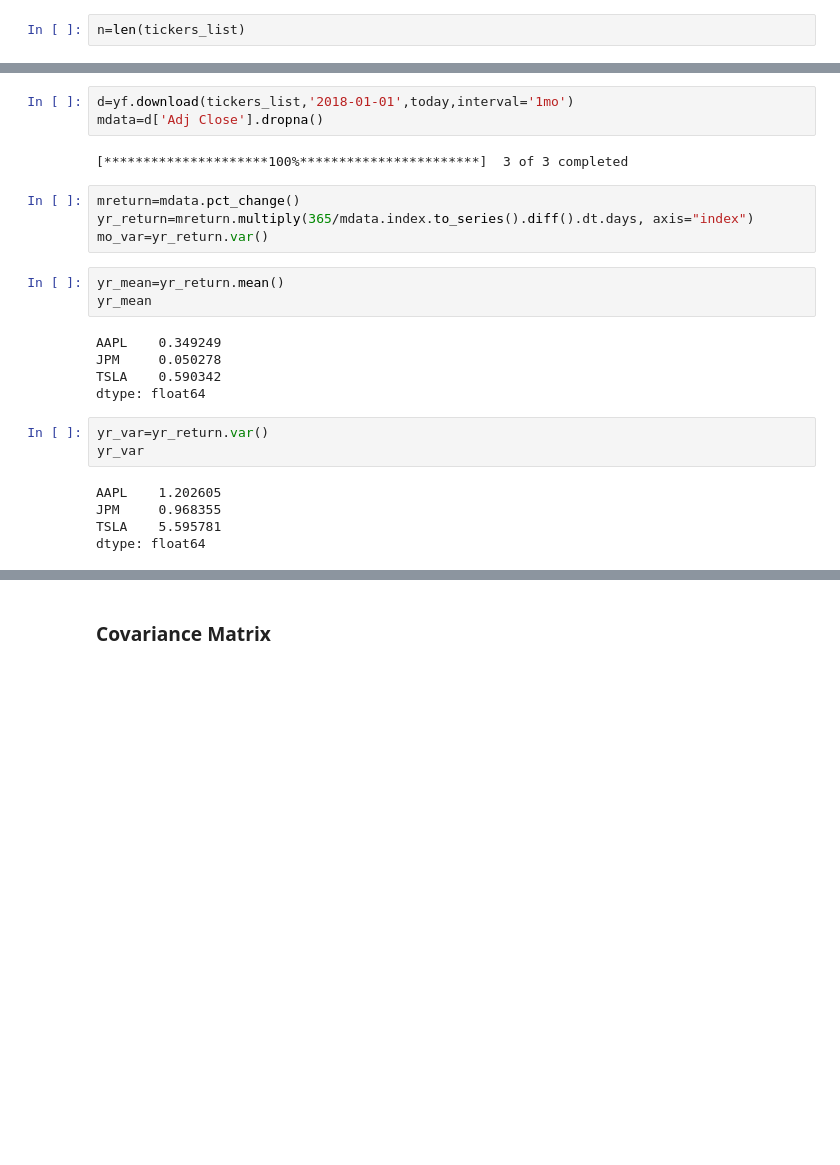
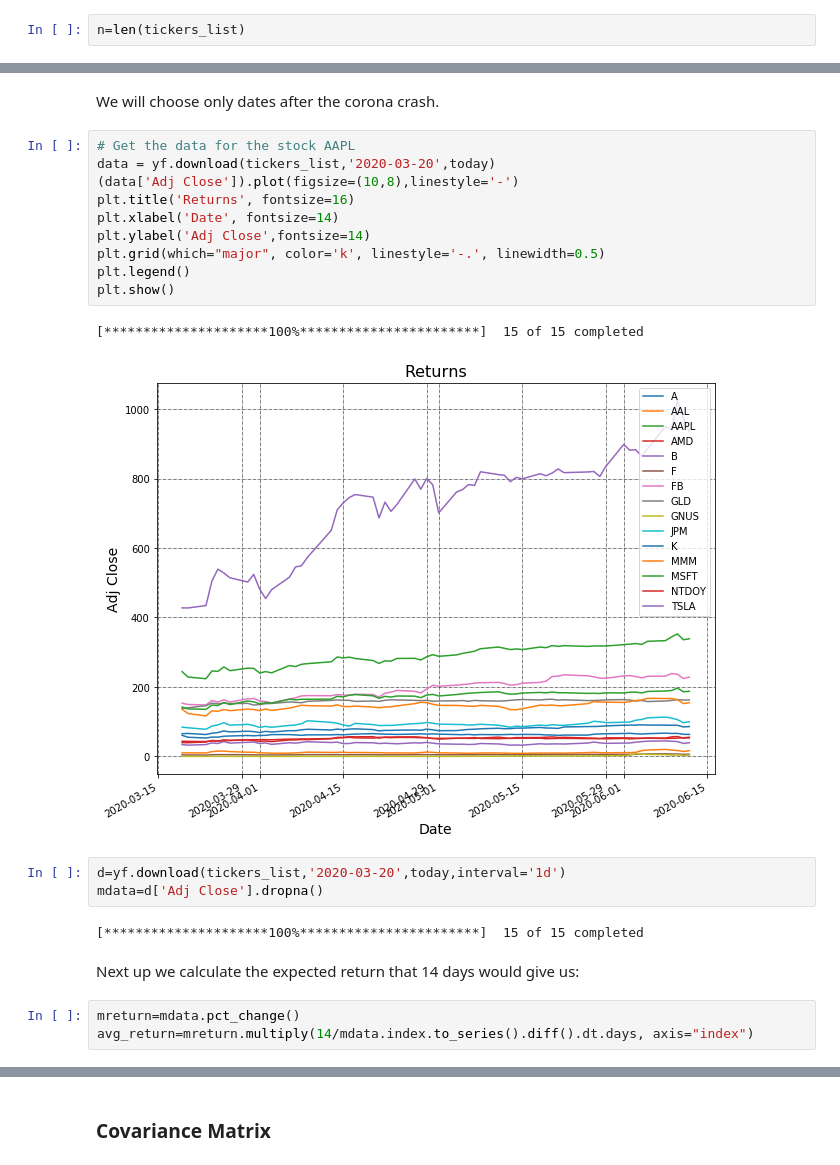
Before and after one commit to AlexanderTrap/Finance-Problemsets, a Jupyter notebook: Portfolio.ipynb, the cells around one changed output, grey strips where cells are left out. Saved outputs shown, nothing was run; the diff lists cells and outputs as text; blank space fills up the shorter version.

```diff
--- a/Portfolio.ipynb
+++ b/Portfolio.ipynb
@@ -201,25 +48,25 @@ plt.show()
+# %% [markdown]
+We will choose only dates after the corona crash.
+# %%
+# Get the data for the stock AAPL
+data = yf.download(tickers_list,'2020-03-20',today)
+(data['Adj Close']).plot(figsize=(10,8),linestyle='-')
+plt.title('Returns', fontsize=16)
+plt.xlabel('Date', fontsize=14)
+plt.ylabel('Adj Close',fontsize=14)
+plt.grid(which="major", color='k', linestyle='-.', linewidth=0.5)
+plt.legend()
+plt.show()
+# %% [output]
+[*********************100%***********************]  15 of 15 completed
+[figure, added]
 # %%
-d=yf.download(tickers_list,'2018-01-01',today,interval='1mo')
+d=yf.download(tickers_list,'2020-03-20',today,interval='1d')
 mdata=d['Adj Close'].dropna()
 # %% [output]
-[*********************100%***********************]  3 of 3 completed
+[*********************100%***********************]  15 of 15 completed
+# %% [markdown]
+Next up we calculate the expected return that 14 days would give us:
 # %%
 mreturn=mdata.pct_change()
-yr_return=mreturn.multiply(365/mdata.index.to_series().diff().dt.days, axis="index")
-mo_var=yr_return.var()
+avg_return=mreturn.multiply(14/mdata.index.to_series().diff().dt.days, axis="index")
-# %%
-yr_mean=yr_return.mean()
-yr_mean
-# %% [output]
-AAPL    0.349249
-JPM     0.050278
-TSLA    0.590342
-dtype: float64
-# %%
-yr_var=yr_return.var()
-yr_var
-# %% [output]
-AAPL    1.202605
-JPM     0.968355
-TSLA    5.595781
-dtype: float64
```
Also changed, not shown: parts of 109 cells of this notebook, 1 other file.
